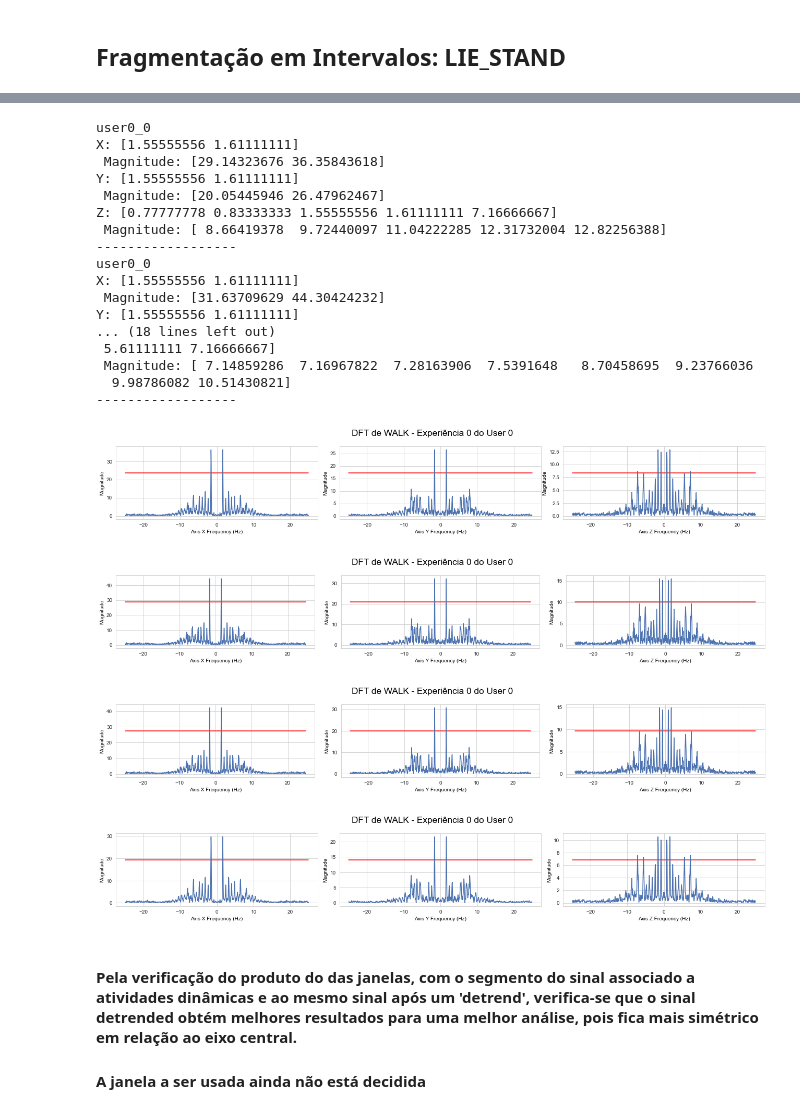
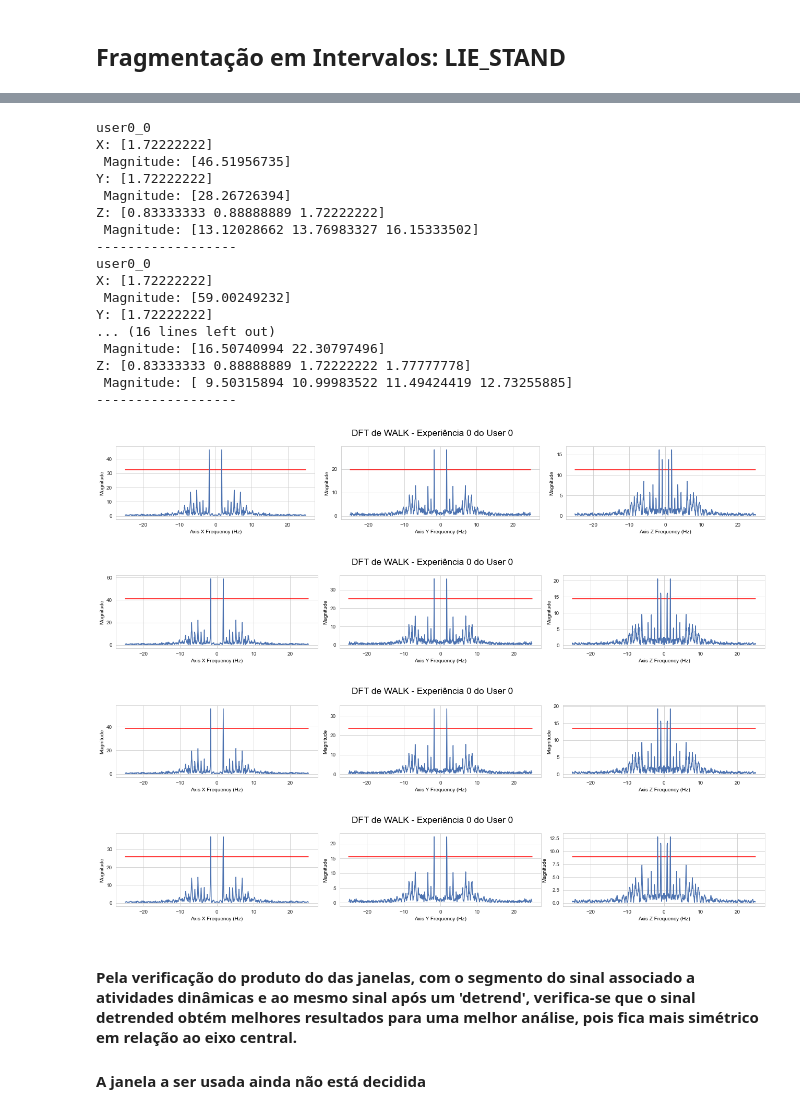
Before and after one commit to joelpoliveira/ProjetoATD, a Jupyter notebook: Main/Joel_main.ipynb, the cells around one changed output, grey strips where cells are left out. Drawn from its saved outputs; the diff is of its cells as text; code cells hidden in the pictures.

```diff
--- a/Main/Joel_main.ipynb
+++ b/Main/Joel_main.ipynb
@@ -1077,30 +1161,31 @@ plt.tight_layout()
 # %%
+patamar = 0.7
 plot_activity_dft(uteste, len(uteste), 0, 0, 'WALK', False, patamar,True,'b')
 plot_activity_dft(uteste, len(uteste), 0, 0, 'WALK', False, patamar,True,'hm')
 plot_activity_dft(uteste, len(uteste), 0, 0, 'WALK', False, patamar,True,'hn')
 plot_activity_dft(uteste, len(uteste), 0, 0, 'WALK', False, patamar,True,'k')
 # %% [output]
 user0_0
-X: [1.55555556 1.61111111]
- Magnitude: [29.14323676 36.35843618]
-Y: [1.55555556 1.61111111]
- Magnitude: [20.05445946 26.47962467]
-Z: [0.77777778 0.83333333 1.55555556 1.61111111 7.16666667]
- Magnitude: [ 8.66419378  9.72440097 11.04222285 12.31732004 12.82256388]
+X: [1.72222222]
+ Magnitude: [46.51956735]
+Y: [1.72222222]
+ Magnitude: [28.26726394]
+Z: [0.83333333 0.88888889 1.72222222]
+ Magnitude: [13.12028662 13.76983327 16.15333502]
 ------------------
 user0_0
-X: [1.55555556 1.61111111]
- Magnitude: [31.63709629 44.30424232]
-Y: [1.55555556 1.61111111]
-... (18 lines left out)
- 5.61111111 7.16666667]
- Magnitude: [ 7.14859286  7.16967822  7.28163906  7.5391648   8.70458695  9.23766036
-  9.98786082 10.51430821]
+X: [1.72222222]
+ Magnitude: [59.00249232]
+Y: [1.72222222]
+... (16 lines left out)
+ Magnitude: [16.50740994 22.30797496]
+Z: [0.83333333 0.88888889 1.72222222 1.77777778]
+ Magnitude: [ 9.50315894 10.99983522 11.49424419 12.73255885]
 ------------------
-[figure, old version]
+[figure, new version]
-[figure, old version]
+[figure, new version]
-[figure, old version]
+[figure, new version]
-[figure, old version]
+[figure, new version]
 # %% [markdown]
 #### Pela verificação do produto do das janelas, com o segmento do sinal associado a atividades dinâmicas e ao mesmo sinal após um 'detrend', verifica-se que o sinal detrended obtém melhores resultados para uma melhor análise, pois fica mais simétrico em relação ao eixo central.
 #### A janela a ser usada ainda não está decidida
```
Also changed, not shown: parts of 22 cells of this notebook, 1 other file.
